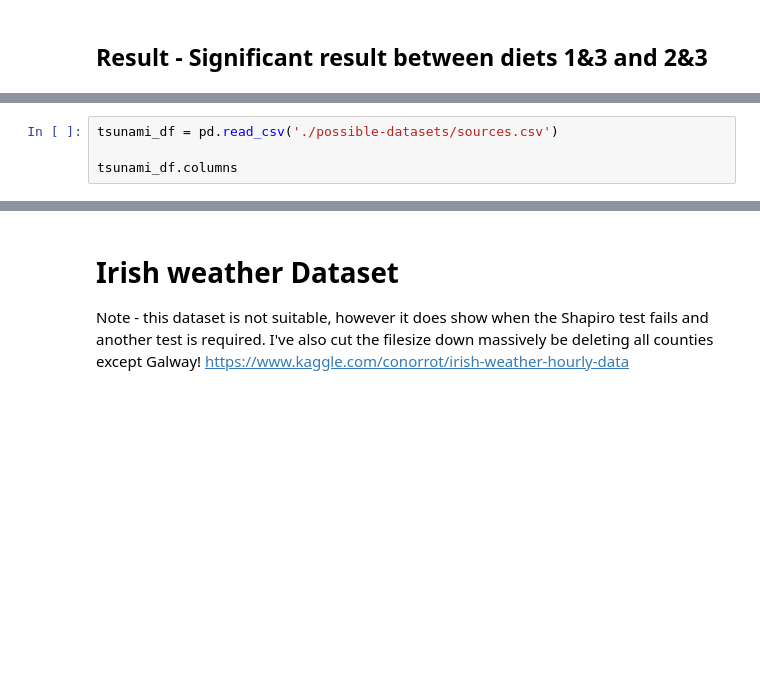
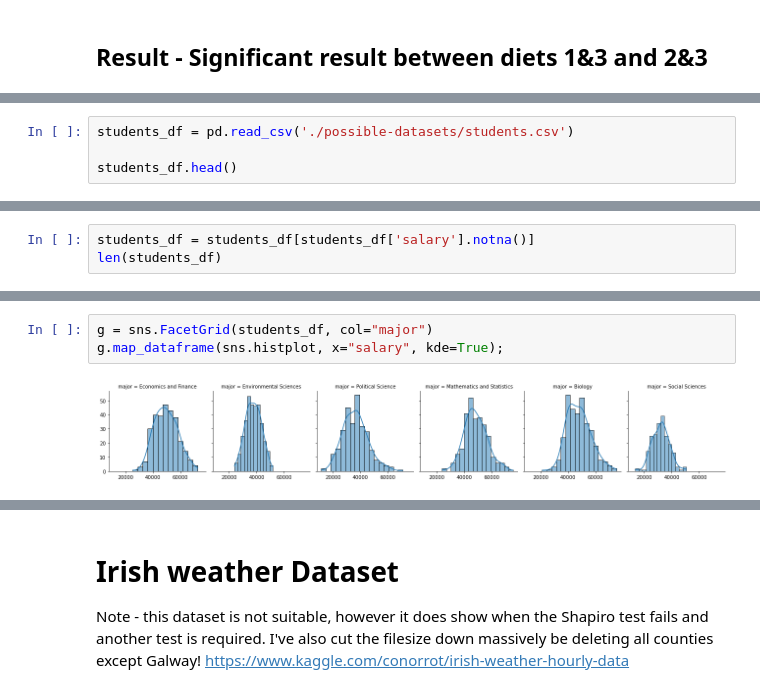
Before and after one commit to OtherBrian/machine-learning, a Jupyter notebook: scipy-stats.ipynb, the cells around one changed output, grey strips where cells are left out. Drawn from its saved outputs; the diff is of its cells as text; blank space fills up the shorter version.

Commit message:
Full code implementation and writeup of ANOVA with students dataset.

```diff
--- a/scipy-stats.ipynb
+++ b/scipy-stats.ipynb
@@ -172,5 +162,5 @@ https://www.ngdc.noaa.gov/hazel/view/hazards/tsunami/event-search<br>
 # %%
-tsunami_df = pd.read_csv('./possible-datasets/sources.csv')
+students_df = pd.read_csv('./possible-datasets/students.csv')
 
-tsunami_df.columns
+students_df.head()
 # %% [output]
@@ -221,0 +175,3 @@ LeveneResult(statistic=2.8013265938237155, pvalue=0.039734685046353434)
+# %%
+students_df = students_df[students_df['salary'].notna()]
+len(students_df)
@@ -221,0 +220,5 @@ LeveneResult(statistic=2.8013265938237155, pvalue=0.039734685046353434)
+# %%
+g = sns.FacetGrid(students_df, col="major")
+g.map_dataframe(sns.histplot, x="salary", kde=True);
+# %% [output]
+[figure, added]
```
Also changed, not shown: parts of 42 cells of this notebook, 1 other file.
